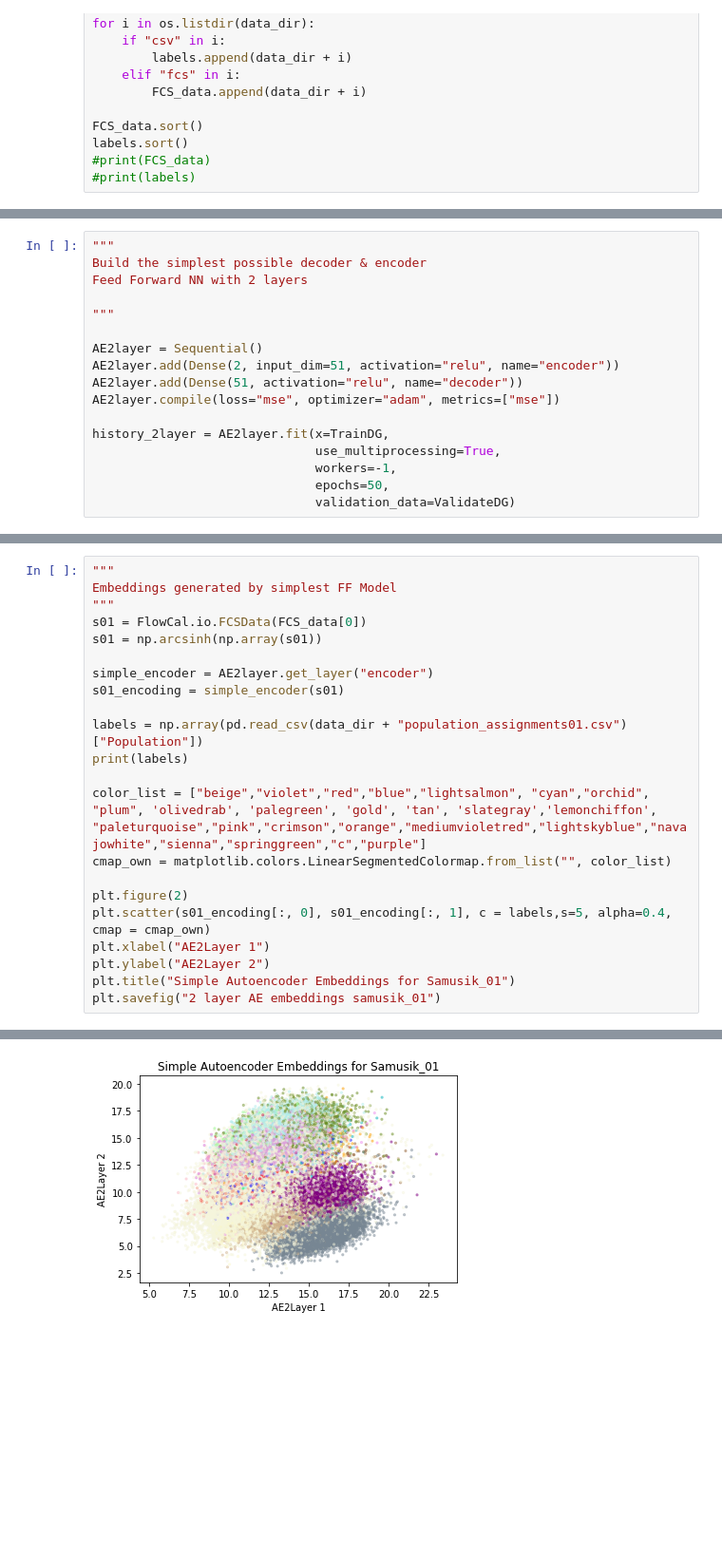
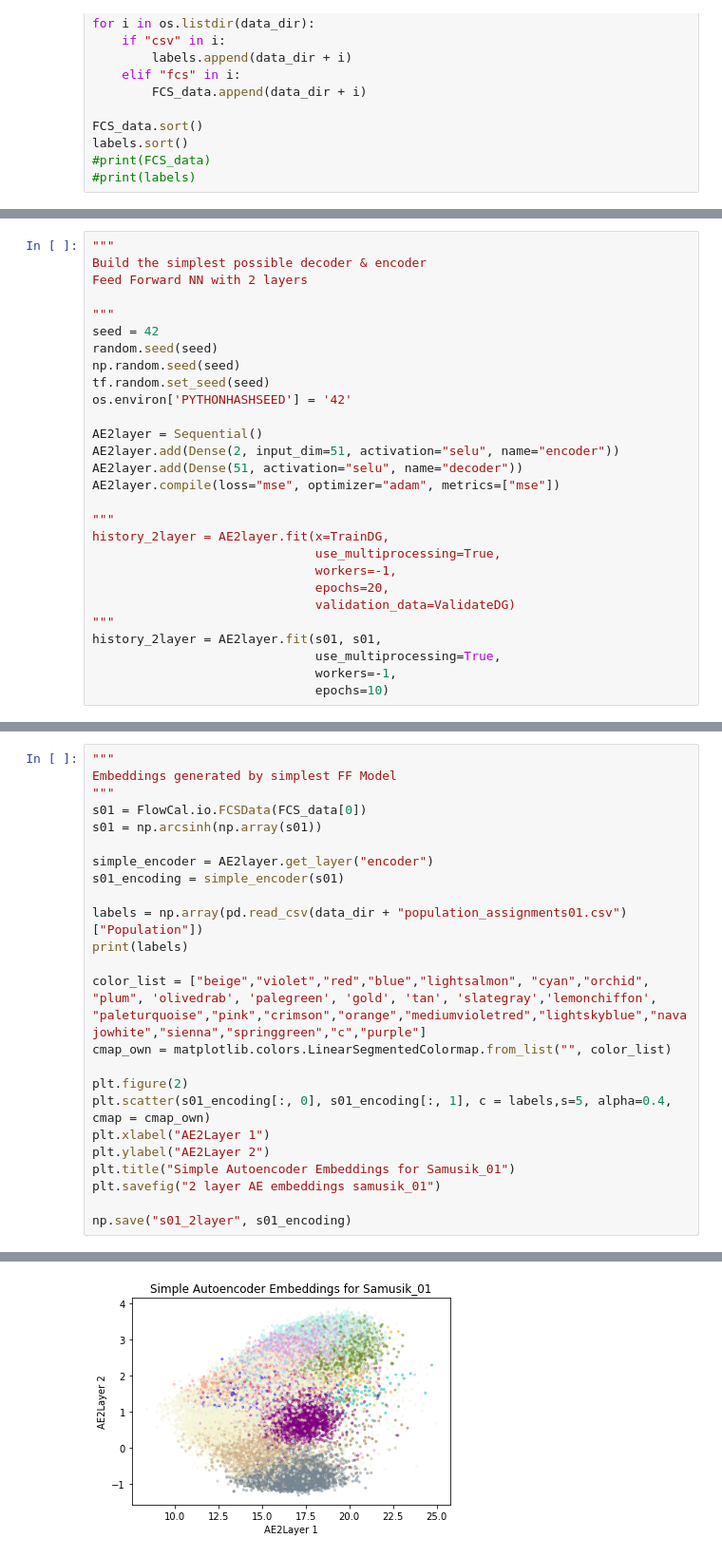
Before and after one commit to robbywaxman/GDAFinalProject, a Jupyter notebook: autoencoders-for-scrna-nonlinear-embeddings.ipynb, the cells around one changed output, grey strips where cells are left out. Shown: that part at 95% size. Drawn from its saved outputs; the diff is of its cells as text; blank space fills up the shorter version.

```diff
--- a/autoencoders-for-scrna-nonlinear-embeddings.ipynb
+++ b/autoencoders-for-scrna-nonlinear-embeddings.ipynb
@@ -180,15 +164,26 @@ Build the simplest possible decoder & encoder
 Feed Forward NN with 2 layers
 
 """
+seed = 42
+random.seed(seed)
+np.random.seed(seed)
+tf.random.set_seed(seed)
+os.environ['PYTHONHASHSEED'] = '42'
 
 AE2layer = Sequential()
-AE2layer.add(Dense(2, input_dim=51, activation="relu", name="encoder"))
-AE2layer.add(Dense(51, activation="relu", name="decoder"))
+AE2layer.add(Dense(2, input_dim=51, activation="selu", name="encoder"))
+AE2layer.add(Dense(51, activation="selu", name="decoder"))
 AE2layer.compile(loss="mse", optimizer="adam", metrics=["mse"])
 
+"""
 history_2layer = AE2layer.fit(x=TrainDG,
                               use_multiprocessing=True,
                               workers=-1,
-                              epochs=50,
+                              epochs=20,
                               validation_data=ValidateDG)
+"""
+history_2layer = AE2layer.fit(s01, s01,
+                              use_multiprocessing=True,
+                              workers=-1,
+                              epochs=10)
 # %% [output]
@@ -232,28 +209,30 @@ AE2layer.evaluate(x=TestDG, use_multiprocessing=True, workers=-1)
 # %%
 """
 Embeddings generated by simplest FF Model
 """
 s01 = FlowCal.io.FCSData(FCS_data[0])
 s01 = np.arcsinh(np.array(s01))
 
 simple_encoder = AE2layer.get_layer("encoder")
 s01_encoding = simple_encoder(s01)
 
 labels = np.array(pd.read_csv(data_dir + "population_assignments01.csv")["Population"])
 print(labels)
 
 color_list = ["beige","violet","red","blue","lightsalmon", "cyan","orchid", "plum", 'olivedrab', 'palegreen', 'gold', 'tan', 'slategray','lemonchiffon', "paleturquoise","pink","crimson","orange","mediumvioletred","lightskyblue","navajowhite","sienna","springgreen","c","purple"]
 cmap_own = matplotlib.colors.LinearSegmentedColormap.from_list("", color_list)
 
 plt.figure(2)
 plt.scatter(s01_encoding[:, 0], s01_encoding[:, 1], c = labels,s=5, alpha=0.4, cmap = cmap_own)
 plt.xlabel("AE2Layer 1")
 plt.ylabel("AE2Layer 2")
 plt.title("Simple Autoencoder Embeddings for Samusik_01")
 plt.savefig("2 layer AE embeddings samusik_01")
+
+np.save("s01_2layer", s01_encoding)
 # %% [output]
 [20.  7.  0. ... 14.  8.  7.]
-[figure, old version]
+[figure, new version]
 # %%
 """
 Add a few layers to the network, see how it changes embeddings
```
Also changed, not shown: parts of 16 cells of this notebook, 11 other files.
